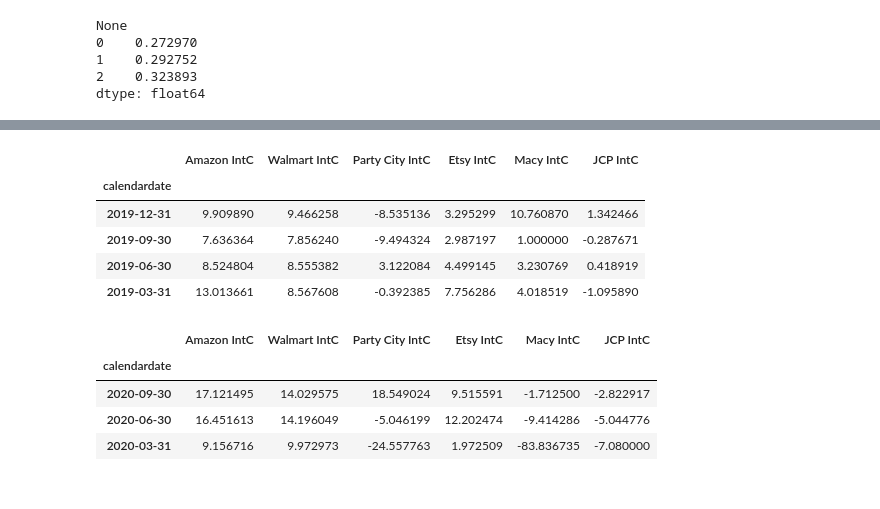
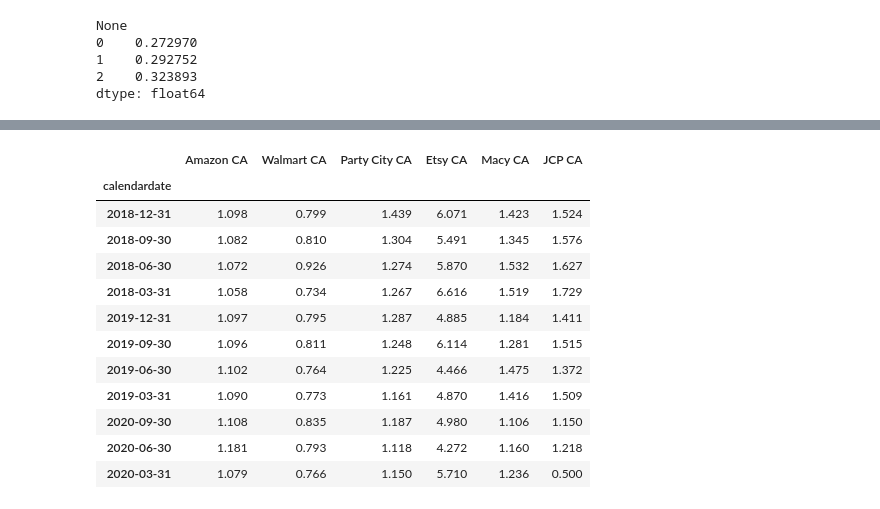
Before and after one commit to youssefabdelwahab/Fintech_Project1, a Jupyter notebook: FinancialAnaylsis.ipynb, the cells around one changed output, grey strips where cells are left out. Saved outputs shown, nothing was run; the diff lists cells and outputs as text; code cells hidden in the pictures.

```diff
--- a/FinancialAnaylsis.ipynb
+++ b/FinancialAnaylsis.ipynb
@@ -23,7 +23,7 @@ walmart_data_year2 = walmart_data.iloc[3:7]
 walmart_data_year3 = walmart_data.iloc[0:3]
 # %%
 walmart_data_year1
-walmart_data_year1_filtered = walmart_data_year1.filter(items = ['calendardate', 'currentratio', 'assets', 'assetsavg', 'assetsc', 'cashenq', 'liabilitiesc', 'debt' , 'debtc' , 'debtnc', 'revenue' , 'capex','intexp', 'ebit', 'optinc', 'netinc','net', 'equityusd', 'roa', 'roe', 'de', 'gp', 'eps'])
+walmart_data_year1_filtered = walmart_data_year1.filter(items = ['calendardate', 'currentratio', 'assets', 'assetsavg', 'assetsc', 'cashenq', 'liabilitiesc', 'debt' , 'debtc' , 'debtnc', 'revenue' , 'capex','intexp', 'ebit', 'optinc', 'netinc','net', 'equityusd', 'roa', 'roe', 'de', 'gp', 'eps','pe'])
 walmart_data_year1_filtered
 # %% [output]
 |  | calendardate | currentratio | assets | assetsavg | assetsc | liabilitiesc | debt | debtc | debtnc | ... |
@@ -186,5 +320,5 @@ def interest_coverage(companies = []):
 # %%
-amazon_data_2018 = get_year_quarterly_data_2018('SHARADAR/SF1', 'ARQ', '2018-03-31', "AMZN")
+amazon_data_2018 = get_year_quarterly_data_2018('SHARADAR/SF1', 'ARQ', '2018-03-31', "AMZN",)
 amazon_data_2019 = get_year_quarterly_data_2019('SHARADAR/SF1', 'ARQ', '2018-03-31', 'AMZN')
 amazon_data_2020 = get_year_quarterly_data_2020('SHARADAR/SF1', 'ARQ', '2018-03-31', 'AMZN')
 # %%
@@ -327,21 +348,0 @@ interest_coverage_2018
-# %%
-interest_coverage_2019 = interest_coverage(companies = [amazon_data_2019, walmart_data_2019 , partycity_data_2019, etsy_data_2019 , macy_data_2019 , jcpenny_data_2019])
-interest_coverage_2019.rename(columns = {0: 'Amazon IntC', 1: 'Walmart IntC', 2: 'Party City IntC', 3: "Etsy IntC", 4: "Macy IntC", 5: "JCP IntC"}, inplace = True)
-interest_coverage_2019
-# %% [output]
-|  | Amazon IntC | Walmart IntC | Party City IntC | Etsy IntC | Macy IntC | JCP IntC |
-| calendardate |  |  |  |  |  |  |
-| 2019-12-31 | 9.909890 | 9.466258 | -8.535136 | 3.295299 | 10.760870 | 1.342466 |
-| 2019-09-30 | 7.636364 | 7.856240 | -9.494324 | 2.987197 | 1.000000 | -0.287671 |
-| 2019-06-30 | 8.524804 | 8.555382 | 3.122084 | 4.499145 | 3.230769 | 0.418919 |
-| 2019-03-31 | 13.013661 | 8.567608 | -0.392385 | 7.756286 | 4.018519 | -1.095890 |
-# %%
-interest_coverage_2020 = interest_coverage(companies = [amazon_data_2020, walmart_data_2020 , partycity_data_2020, etsy_data_2020 , macy_data_2020 , jcpenny_data_2020])
-interest_coverage_2020.rename(columns = {0: 'Amazon IntC', 1: 'Walmart IntC', 2: 'Party City IntC', 3: "Etsy IntC", 4: "Macy IntC", 5: "JCP IntC"}, inplace = True)
-interest_coverage_2020
-# %% [output]
-|  | Amazon IntC | Walmart IntC | Party City IntC | Etsy IntC | Macy IntC | JCP IntC |
-| calendardate |  |  |  |  |  |  |
-| 2020-09-30 | 17.121495 | 14.029575 | 18.549024 | 9.515591 | -1.712500 | -2.822917 |
-| 2020-06-30 | 16.451613 | 14.196049 | -5.046199 | 12.202474 | -9.414286 | -5.044776 |
-| 2020-03-31 | 9.156716 | 9.972973 | -24.557763 | 1.972509 | -83.836735 | -7.080000 |
@@ -347,0 +358,17 @@ interest_coverage_2020
+# %%
+all_current_ratios = pd.concat([current_ratios_2018 , current_ratios_2019 , current_ratios_2020])
+all_current_ratios
+# %% [output]
+|  | Amazon CA | Walmart CA | Party City CA | Etsy CA | Macy CA | JCP CA |
+| calendardate |  |  |  |  |  |  |
+| 2018-12-31 | 1.098 | 0.799 | 1.439 | 6.071 | 1.423 | 1.524 |
+| 2018-09-30 | 1.082 | 0.810 | 1.304 | 5.491 | 1.345 | 1.576 |
+| 2018-06-30 | 1.072 | 0.926 | 1.274 | 5.870 | 1.532 | 1.627 |
+| 2018-03-31 | 1.058 | 0.734 | 1.267 | 6.616 | 1.519 | 1.729 |
+| 2019-12-31 | 1.097 | 0.795 | 1.287 | 4.885 | 1.184 | 1.411 |
+| 2019-09-30 | 1.096 | 0.811 | 1.248 | 6.114 | 1.281 | 1.515 |
+| 2019-06-30 | 1.102 | 0.764 | 1.225 | 4.466 | 1.475 | 1.372 |
+| 2019-03-31 | 1.090 | 0.773 | 1.161 | 4.870 | 1.416 | 1.509 |
+| 2020-09-30 | 1.108 | 0.835 | 1.187 | 4.980 | 1.106 | 1.150 |
+| 2020-06-30 | 1.181 | 0.793 | 1.118 | 4.272 | 1.160 | 1.218 |
+| 2020-03-31 | 1.079 | 0.766 | 1.150 | 5.710 | 1.236 | 0.500 |
```
Also changed, not shown: parts of 62 cells of this notebook.
